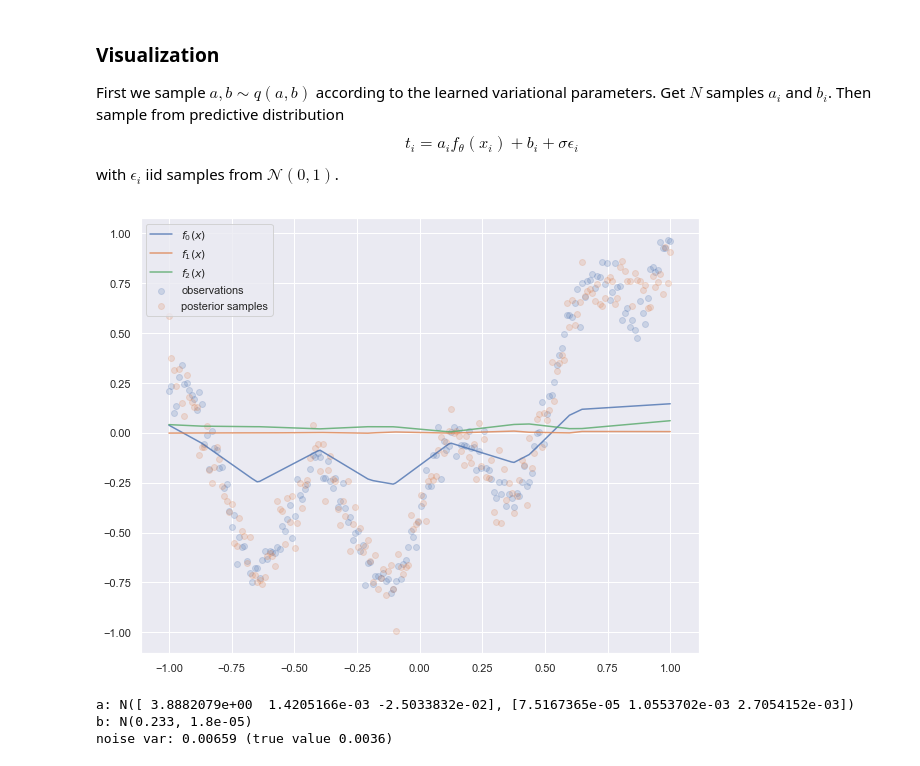
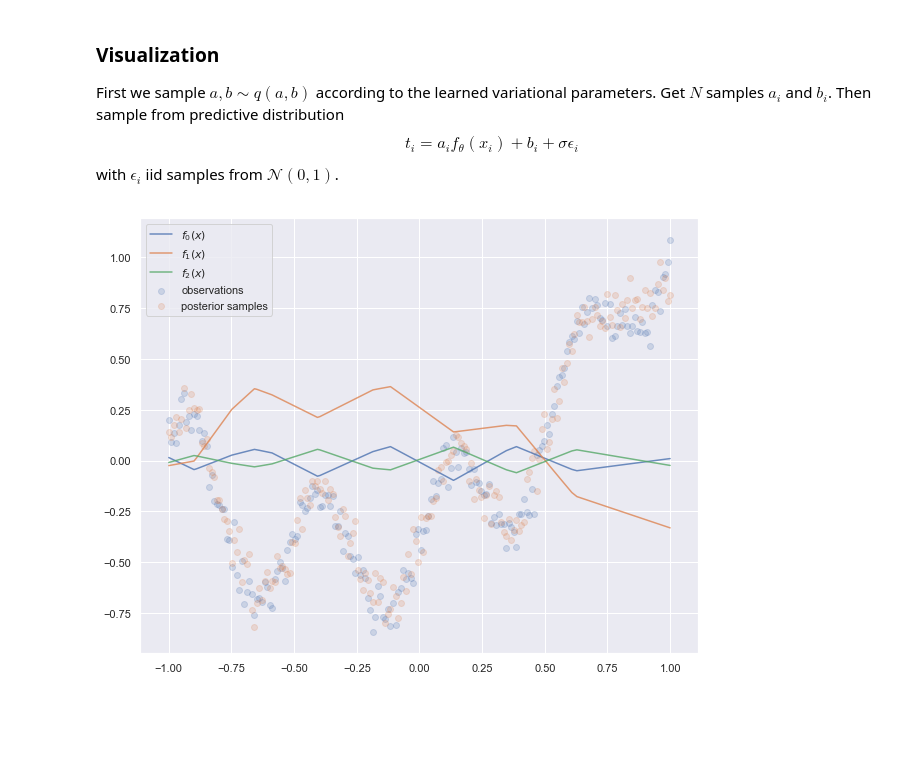
Before and after one commit to vlievin/deep-bayes, a Jupyter notebook: regression Nd-1d.ipynb, the cells around one changed output. Saved outputs shown, nothing was run; the diff lists cells and outputs as text; code cells hidden in the pictures; blank space fills up the shorter version.

```diff
--- a/regression Nd-1d.ipynb
+++ b/regression Nd-1d.ipynb
@@ -164,0 +139,43 @@ epoch 4999, loss -380.1, recons -402.6, KL 22.52 (analytical: 22.18)
+# %%
+features = FeaturesExtractor(n_out=true_a.shape[0])
+stochastic = StochasticLayer()
+l_rate = 0.01
+epochs = 10000
+n_samples = 10  # MC samples per example
+mu_ab = nn.Parameter(torch.zeros((true_a.size + true_b.size)))  # for a and b
+logvar_ab = nn.Parameter(torch.zeros((true_a.size + true_b.size)))  # for a and b
+logvar = nn.Parameter(torch.tensor(0.))  # for noise
+optimiser = torch.optim.Adam(list(features.parameters()) + [mu_ab, logvar_ab, logvar], lr = l_rate)
+
+for epoch in range(epochs):
+    optimiser.zero_grad()
+    h = features(x)
+    elbo = torch.zeros((n_samples), device=x.device)
+    for i in range(n_samples):
+        ## Sample once from q(a) q(b)
+        ab_sample = stochastic(mu_ab, logvar_ab)
+        a, b = ab_sample[:-1], ab_sample[-1:]
+        a = a.unsqueeze(1)
+        b = b.unsqueeze(1)
+
+        y = h @ a + b  # stochasticity here only comes from a and b
+        expected_mse_i = (t - y)**2
+
+        ## Reconstruction loss, estimated by MC
+        recons_i = (0.5/logvar.exp() * expected_mse_i + 0.5*logvar).sum()  # recons per sample
+
+        # KL term
+        kl_i = stochastic.get_kl(mu_ab, logvar_ab)
+
+        elbo[i] = - recons_i - kl_i
+
+    # IW averaging (KL doesn't grow with IW)
+    # elbo = log_sum_exp(elbo, dim=0, sum_op=torch.mean)
+
+    elbo = elbo.mean()
+
+    loss = - elbo
+    loss.backward()
+    optimiser.step()
+    if epoch % 250 == 0 or epoch == epochs-1:
+        print(f'epoch {epoch} : loss {loss.data.item():.3f} ELBO {elbo.data.item():.3f}  Reconstruction {recons_i.mean().data.item()}  KL {kl_i.mean().data.item()}')
@@ -170,6 +205,8 @@ $$t_i = a_i f_{\theta}(x_i) + b_i + \sigma \epsilon_i$$
 with $\epsilon_i$ iid samples from $\mathcal{N}(0,1)$.
 # %%
 # Get parameters of q(a) and q(b)
+mu_a, mu_b = mu_ab[:-1], mu_ab[-1:]
+logvar_a, logvar_b = logvar_ab[:-1], logvar_ab[-1:]
 mu_a_ = mu_a.detach().numpy()
 mu_b_ = mu_b.detach().numpy()
 std_a = (logvar_a/2).exp().detach().numpy()
@@ -177,39 +214,31 @@ std_b = (logvar_b/2).exp().detach().numpy()
 
 # Sample a, b ~ q(a, b)
 n_samples = t.shape[0]
 a = np.random.multivariate_normal(mu_a_.flatten(), np.diag(std_a.flatten()**2), n_samples)
 a = np.expand_dims(a, -1)
 b = np.random.randn(n_samples) * std_b + mu_b_
 
 # plt.figure(figsize=(6, 6))
 # plt.pcolor
 # plt.scatter(a, b, s=5)
 # plt.xlabel('a')
 # plt.ylabel('b')
 # plt.title('samples from q(a, b)')
 # plt.gca().set_aspect('equal', 'datalim')  # equal aspect ratio
 # plt.show()
 
 # For each x_i, use samples a_i, b_i to compute predicted t_i
 h_ = features(x).detach().numpy()
 # Do weird shape stuff because now we have many samples of a and b (unlike during training)
 post_samples = (np.expand_dims(h_, 1) @ a).flatten() + b.flatten() + (logvar/2).exp().detach().numpy() * np.random.randn(n_samples)
 plt.figure(figsize=(10,8))
 plt.scatter(x, t, alpha=0.2, label='observations')
 plt.scatter(x, post_samples, alpha=0.2, label='posterior samples')
 for i in range(h.shape[1]):
     plt.plot(x.numpy(), h_[:, i], alpha=0.8, label='$f_{}(x)$'.format(i))
 # plt.plot(x.numpy(), p5.numpy(), '--', color=sns.color_palette()[1], label='95% posterior interval')
 # plt.plot(x.numpy(), p95.numpy(), '--',color=sns.color_palette()[1])
 plt.legend()
 plt.show()
 # %% [output]
-[figure, old version]
+[figure, new version]
-# %%
-print('a: N({}, {})'.format(mu_a_.flatten(), logvar_a.exp().detach().numpy().flatten()))
-print('b: N({:.3g}, {:.3g})'.format(mu_b_[0,0], logvar_b.exp().detach().numpy()[0,0]))
-print('noise var: {:.3g} (true value {:.3g})'.format(logvar.exp(), sigma**2))
-# %% [output]
-a: N([ 3.8882079e+00  1.4205166e-03 -2.5033832e-02], [7.5167365e-05 1.0553702e-03 2.7054152e-03])
-b: N(0.233, 1.8e-05)
-noise var: 0.00659 (true value 0.0036)
```
Also changed, not shown: parts of 8 cells of this notebook, 2 other files.
